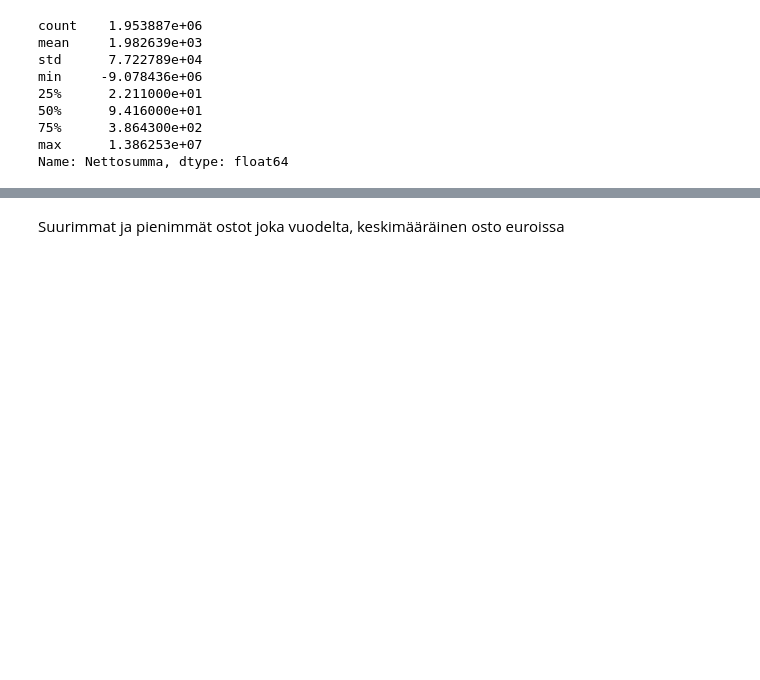
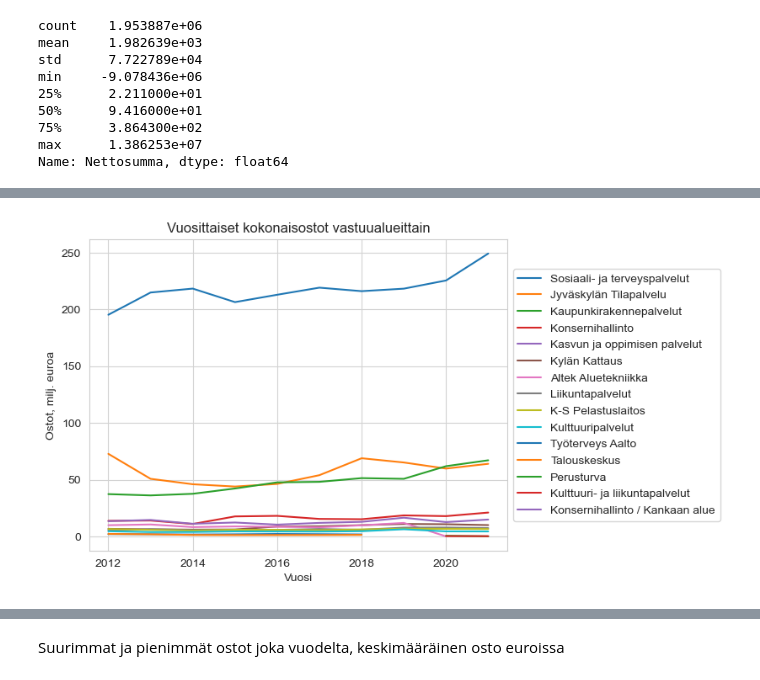
Before and after one commit to SallaLipasti/jkl-ostolaskut, a Jupyter notebook: ostolaskut.ipynb, the cells around one changed output, grey strips where cells are left out. Saved outputs shown, nothing was run; the diff lists cells and outputs as text; code cells hidden in the pictures; blank space fills up the shorter version.

```diff
--- a/ostolaskut.ipynb
+++ b/ostolaskut.ipynb
@@ -899,0 +841,15 @@ df_tilastot
+# %%
+# Lasketaan nettosummat yhteen vastuualueittain, ja muunnetaan miljooniksi euroiksi:
+ostot_va = pd.DataFrame(df.groupby('Vastuualue')['Nettosumma'].sum()/1000000)
+
+# Lajitellaan tulokset laskevaan järjestykseen:
+ostot_va2 = (ostot_va.sort_values(by = 'Nettosumma', ascending = False))
+
+# Vaihdetaan sarakkeen nimi:
+ostot_va2.columns = ['Kokonaisostot yhteensä, milj. euroa']
+
+# Pyöristetään tulokset yhden desimaalin tarkkuuteen:
+ostot_va3 = ostot_va2.round(1)
+
+# Tulostetaan saatu datakehikko:
+print(ostot_va3)
@@ -899,0 +874,16 @@ df_tilastot
+# %%
+# Tehdään datakehikko 'df_vvv', jossa ostot ryhmitellään vuosien ja vastuualueitten mukaan (milj. euroa):
+df_vvv = (df['Nettosumma'].groupby([df['Vuosi'], df['Vastuualue']]).sum())/1000000
+
+# Tehdään uusi datakehikko 'df_vvvu', jossa 2-tasoinen indeksi muotoillaan unstack-metodilla riviksi
+# ja sarakkeiksi:
+df_vvvu = df_vvv.unstack()
+
+# Lajitellaan sarakkeet laskevaan järjestykseen kokonaisostojen peursteella.
+# Kerätään aiemmasta datakehikosta 'va_3' vastuualueet listaan:
+cols = ostot_va3.index
+
+# Vaihdetaan vastuualuelistan avulla datakehikon 'df_vvu' sarakkeiden järjestystä:
+df_vvvu = df_vvvu[cols]
+
+df_vvvu
@@ -899,0 +903,16 @@ df_tilastot
+# %%
+# Tehdään datakehikosta 'df_vvvu' kuvaaja:
+df_vvvu.plot(title = 'Vuosittaiset kokonaisostot vastuualueittain')
+
+# Sijoitetaan selitelaatikko kuvion ulkopuolelle:
+plt.legend(loc='center left', bbox_to_anchor=(1.0, 0.5))
+
+# Lisätään akselien otsikot:
+plt.ylabel('Ostot, milj. euroa')
+plt.xlabel('Vuosi')
+
+# Lisätään ruudukko:
+plt.grid(axis = 'both', color = "lightgray")
+plt.show()
+# %% [output]
+[figure, added]
```
Also changed, not shown: parts of 14 cells of this notebook.
